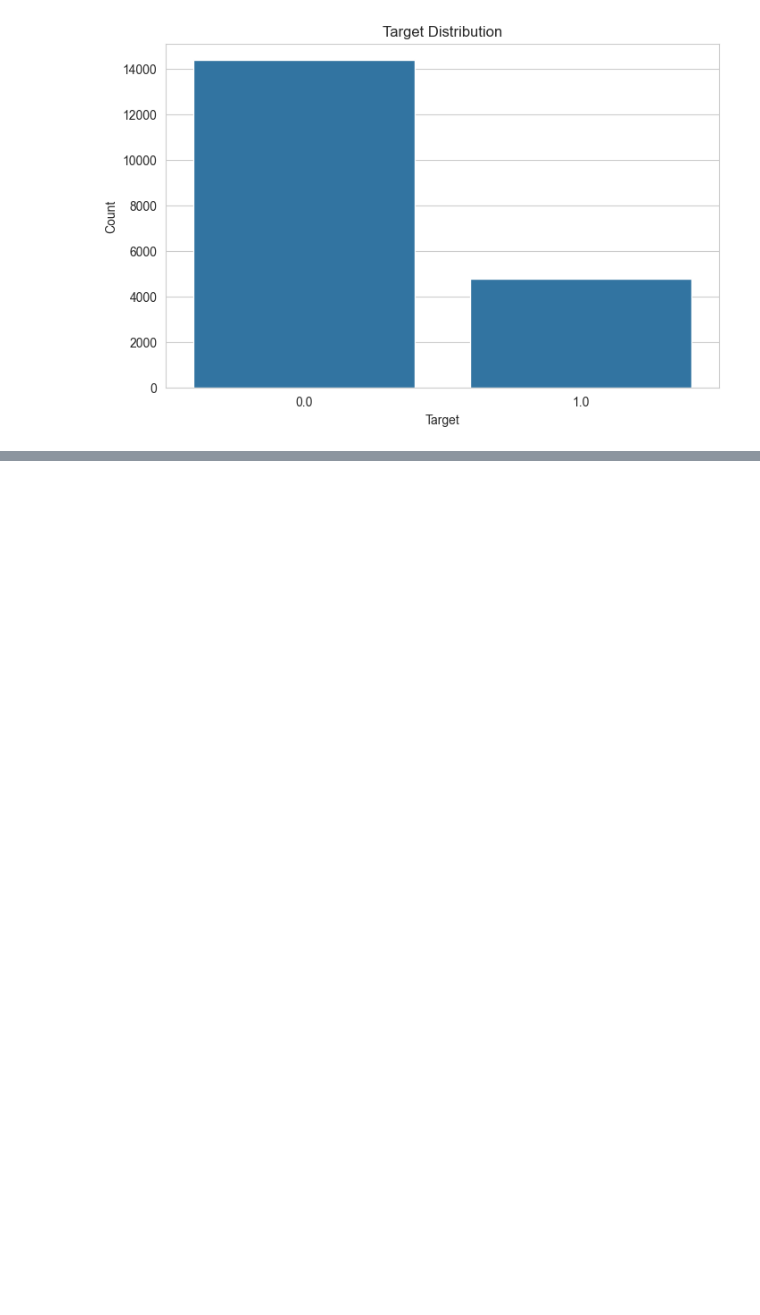
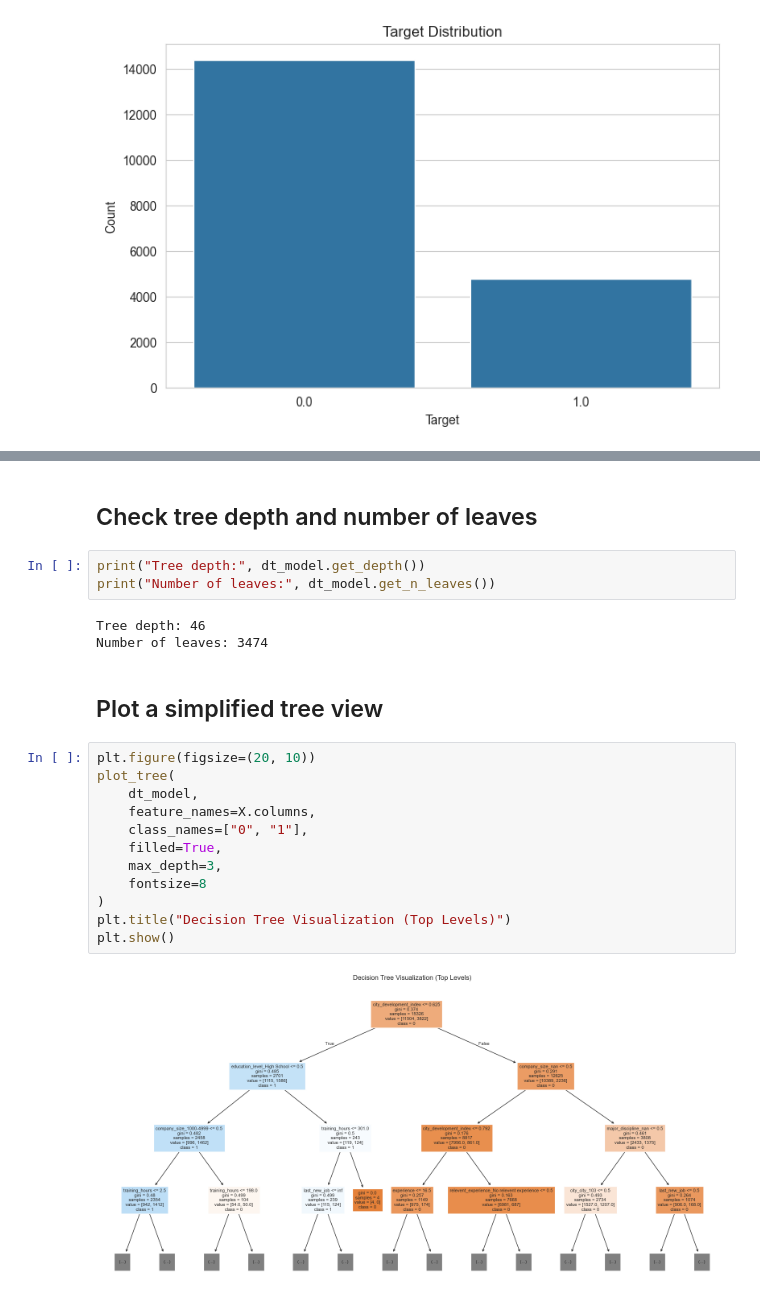
Before and after one commit to asitha-dharmarathne/Job-Change-Prediction-Using-Supervised-Learning, a Jupyter notebook: notebooks/03_decision_tree.ipynb, the cells around one changed output, grey strips where cells are left out. Drawn from its saved outputs; the diff is of its cells as text; blank space fills up the shorter version.

```diff
--- a/notebooks/03_decision_tree.ipynb
+++ b/notebooks/03_decision_tree.ipynb
@@ -75,0 +176,24 @@ plt.show()
+# %% [markdown]
+## Check tree depth and number of leaves
+# %%
+print("Tree depth:", dt_model.get_depth())
+print("Number of leaves:", dt_model.get_n_leaves())
+# %% [output]
+Tree depth: 46
+Number of leaves: 3474
+# %% [markdown]
+## Plot a simplified tree view
+# %%
+plt.figure(figsize=(20, 10))
+plot_tree(
+    dt_model,
+    feature_names=X.columns,
+    class_names=["0", "1"],
+    filled=True,
+    max_depth=3,
+    fontsize=8
+)
+plt.title("Decision Tree Visualization (Top Levels)")
+plt.show()
+# %% [output]
+[figure, added]
```
Also changed, not shown: parts of 17 cells of this notebook.
